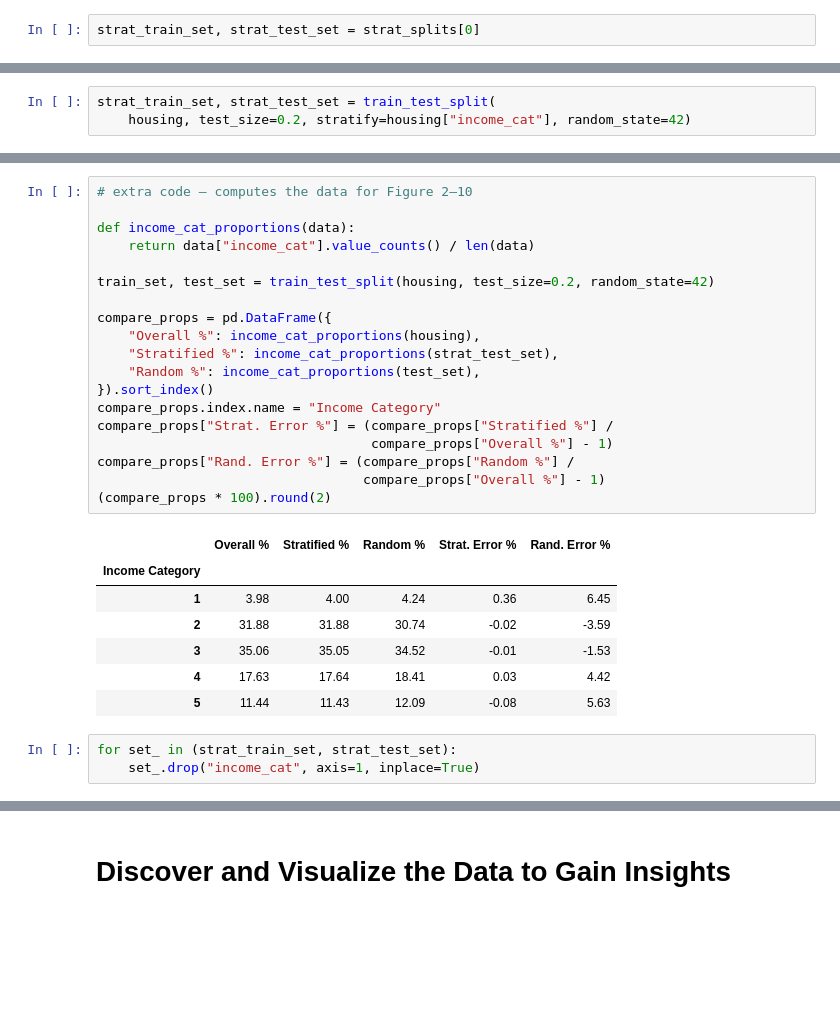
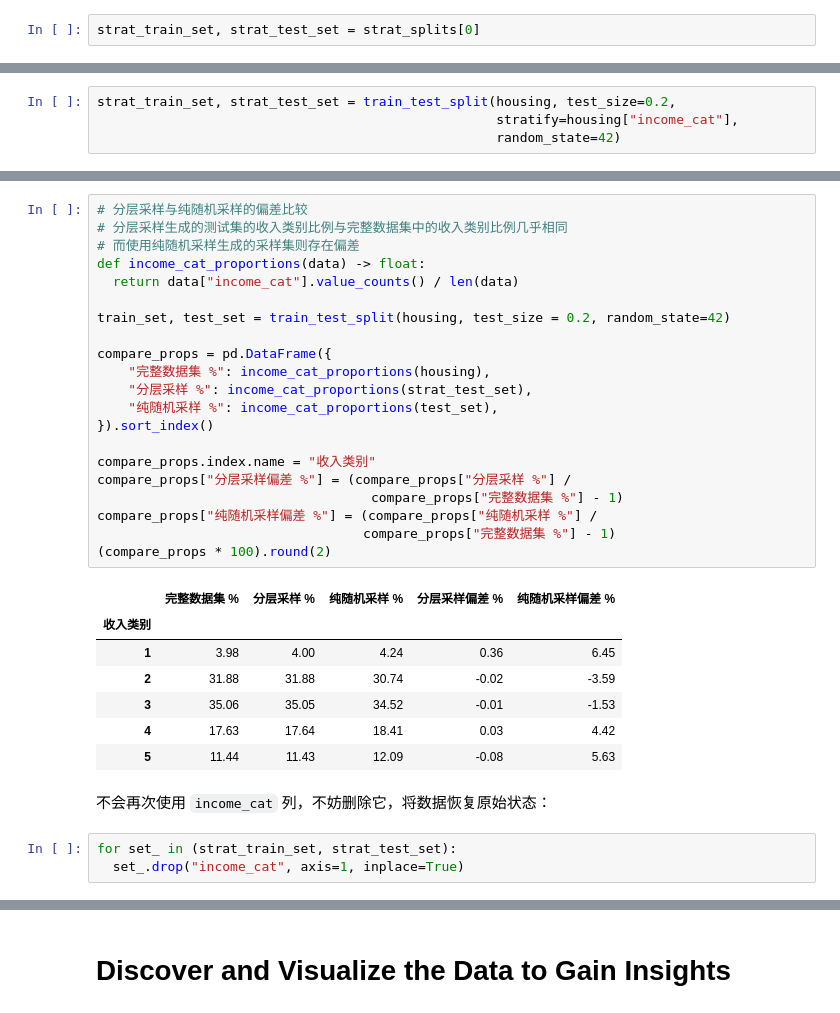
Before and after one commit to amlei/handson-ml3, a Jupyter notebook: 02_end_to_end_machine_learning_project.ipynb, the cells around one changed output, grey strips where cells are left out. Drawn from its saved outputs; the diff is of its cells as text; blank space fills up the shorter version.

```diff
--- a/02_end_to_end_machine_learning_project.ipynb
+++ b/02_end_to_end_machine_learning_project.ipynb
@@ -258,6 +256,7 @@ It's much shorter to get a single stratified split:
 # %%
-strat_train_set, strat_test_set = train_test_split(
-    housing, test_size=0.2, stratify=housing["income_cat"], random_state=42)
+strat_train_set, strat_test_set = train_test_split(housing, test_size=0.2,
+                                                   stratify=housing["income_cat"],
+                                                   random_state=42)
 # %%
 strat_test_set["income_cat"].value_counts() / len(strat_test_set)
 # %% [output]
@@ -270,30 +271,34 @@ Name: income_cat, dtype: float64
 # %%
-# extra code – computes the data for Figure 2–10
+# 分层采样与纯随机采样的偏差比较
+# 分层采样生成的测试集的收入类别比例与完整数据集中的收入类别比例几乎相同
+# 而使用纯随机采样生成的采样集则存在偏差
+def income_cat_proportions(data) -> float:
+  return data["income_cat"].value_counts() / len(data)
 
-def income_cat_proportions(data):
-    return data["income_cat"].value_counts() / len(data)
-
-train_set, test_set = train_test_split(housing, test_size=0.2, random_state=42)
+train_set, test_set = train_test_split(housing, test_size = 0.2, random_state=42)
 
 compare_props = pd.DataFrame({
-    "Overall %": income_cat_proportions(housing),
-    "Stratified %": income_cat_proportions(strat_test_set),
-    "Random %": income_cat_proportions(test_set),
+    "完整数据集 %": income_cat_proportions(housing),
+    "分层采样 %": income_cat_proportions(strat_test_set),
+    "纯随机采样 %": income_cat_proportions(test_set),
 }).sort_index()
-compare_props.index.name = "Income Category"
-compare_props["Strat. Error %"] = (compare_props["Stratified %"] /
-                                   compare_props["Overall %"] - 1)
-compare_props["Rand. Error %"] = (compare_props["Random %"] /
-                                  compare_props["Overall %"] - 1)
+
+compare_props.index.name = "收入类别"
+compare_props["分层采样偏差 %"] = (compare_props["分层采样 %"] /
+                                   compare_props["完整数据集 %"] - 1)
+compare_props["纯随机采样偏差 %"] = (compare_props["纯随机采样 %"] /
+                                  compare_props["完整数据集 %"] - 1)
 (compare_props * 100).round(2)
 # %% [output]
-|  | Overall % | Stratified % | Random % | Strat. Error % | Rand. Error % |
-| Income Category |  |  |  |  |  |
+|  | 完整数据集 % | 分层采样 % | 纯随机采样 % | 分层采样偏差 % | 纯随机采样偏差 % |
+| 收入类别 |  |  |  |  |  |
 | 1 | 3.98 | 4.00 | 4.24 | 0.36 | 6.45 |
 | 2 | 31.88 | 31.88 | 30.74 | -0.02 | -3.59 |
 | 3 | 35.06 | 35.05 | 34.52 | -0.01 | -1.53 |
 | 4 | 17.63 | 17.64 | 18.41 | 0.03 | 4.42 |
 | 5 | 11.44 | 11.43 | 12.09 | -0.08 | 5.63 |
+# %% [markdown]
+不会再次使用 `income_cat` 列，不妨删除它，将数据恢复原始状态：
 # %%
 for set_ in (strat_train_set, strat_test_set):
-    set_.drop("income_cat", axis=1, inplace=True)
+  set_.drop("income_cat", axis=1, inplace=True)
```
Also changed, not shown: parts of 12 cells of this notebook.
